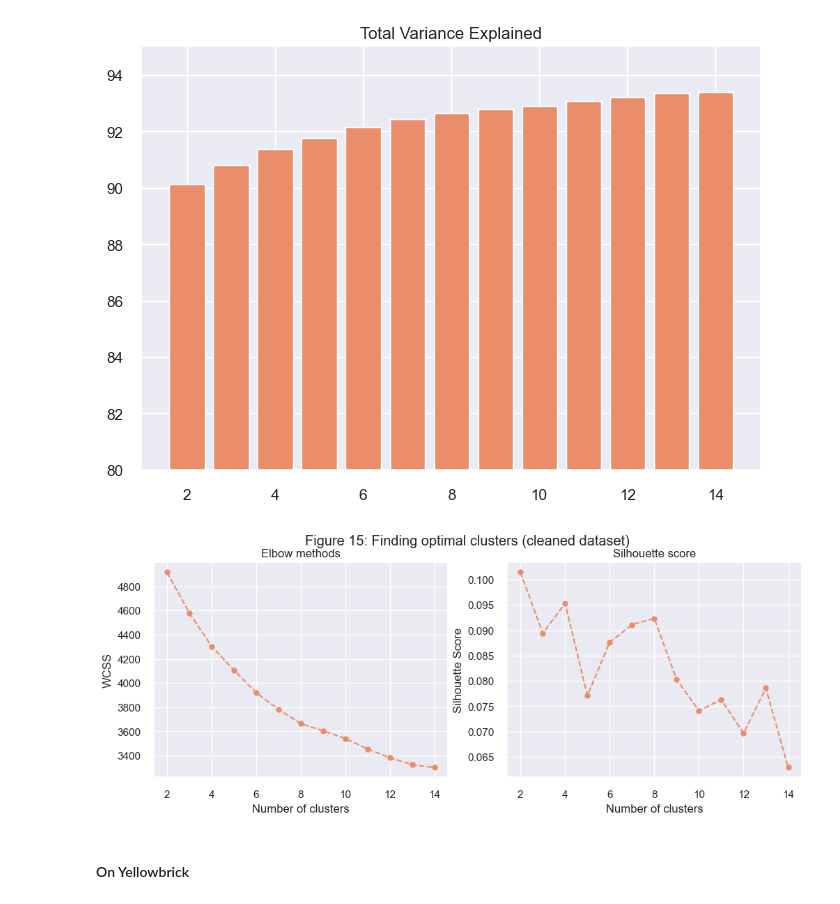
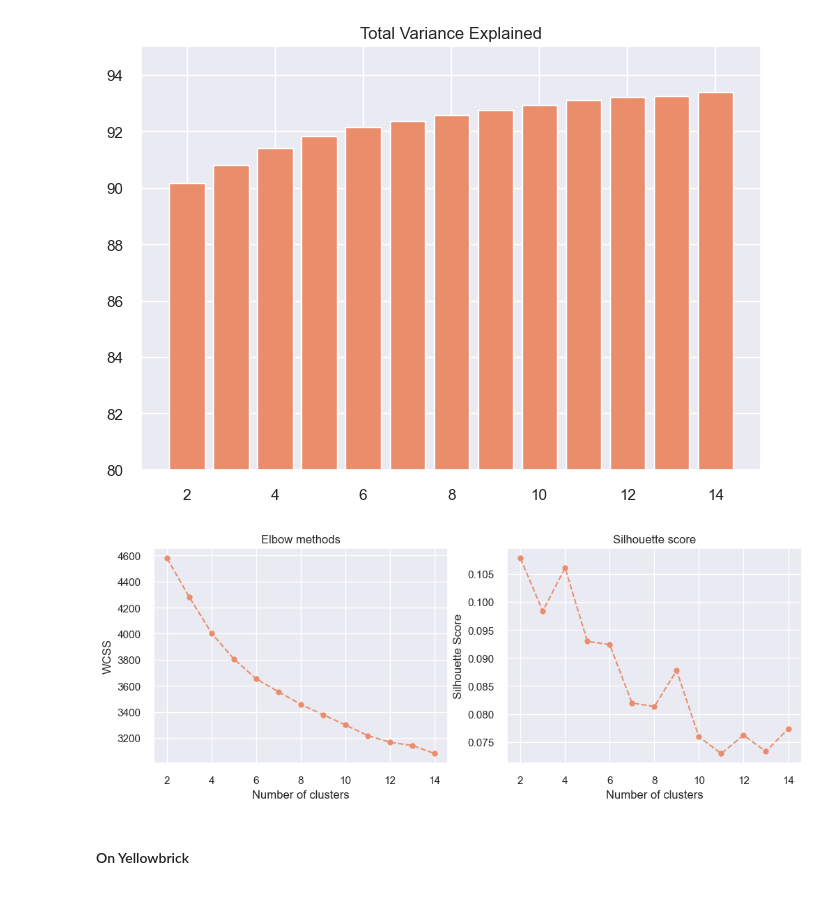
Before and after one commit to luluilmaknun/COMP90089, a Jupyter notebook: clustering_analysis/code_icd.ipynb, the cells around one changed output. Drawn from its saved outputs; the diff is of its cells as text; code cells hidden in the pictures.

Commit message:
Update clustering analysis for DBSCAN and K-prototype

```diff
--- a/clustering_analysis/code_icd.ipynb
+++ b/clustering_analysis/code_icd.ipynb
@@ -227,7 +229,7 @@ X.head()
 | 4 | 0 | 38 | 25.7 | 24.0 | 0.9 | 176.0 | ... |
 # %%
 X['gender'] = LabelEncoder().fit_transform(df_clean['gender'])
-X['mortality'] = LabelEncoder().fit_transform(df_clean['mortality'])
+# X['mortality'] = LabelEncoder().fit_transform(df_clean['mortality'])
 X.head()
 # %% [output]
 |  | alcoholism | anchor_age | hematocrit_serum | blood_urea_nitrogen | serum_creatinine | Non_Invasive_Blood_Pressure_systolic | ... |
@@ -323,23 +347,22 @@ Text(0.5, 1.0, 'Total Variance Explained')
 # %%
 # Plot Elbow graph
 plt.figure(figsize=(12, 4))
 plt.subplot(1, 2, 1)
 plt.plot(range(2, 15), wcss, marker='o', linestyle='--')
 plt.xlabel('Number of clusters')
 plt.ylabel('WCSS')
 plt.title('Elbow methods')
 
 # Plot Silhouette Score graph
 plt.subplot(1, 2, 2)
 plt.plot(range(2, 15), ss, marker='o', linestyle='--')
 plt.xlabel('Number of clusters')
 plt.ylabel('Silhouette Score')
 plt.title('Silhouette score')
 
-plt.suptitle("Figure 15: Finding optimal clusters (cleaned dataset)")
 plt.show()
 # %% [output]
-[figure, old version]
+[figure, new version]
 # %% [markdown]
 #### On Yellowbrick
 # %%
```
Also changed, not shown: parts of 65 cells of this notebook, 1 other file.
